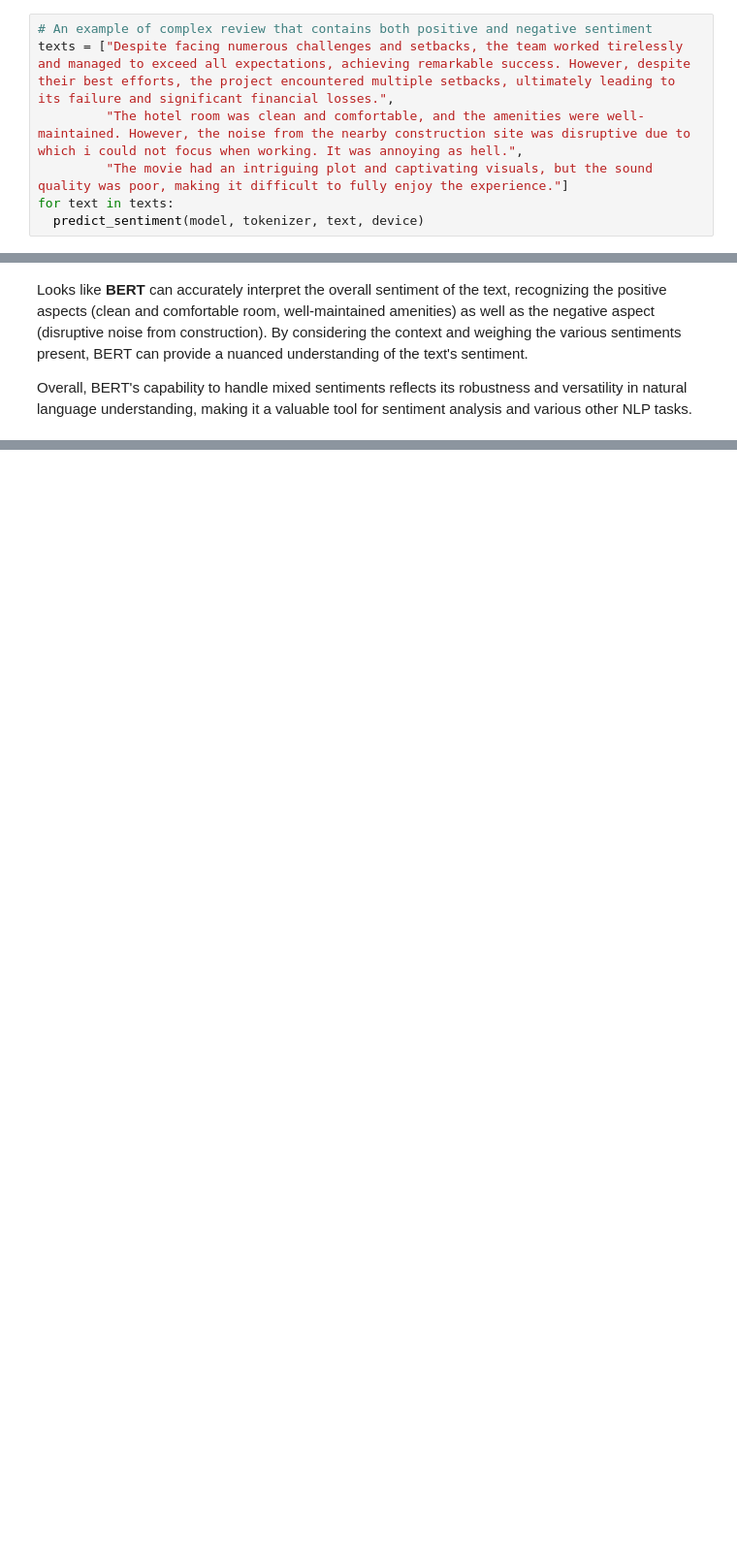
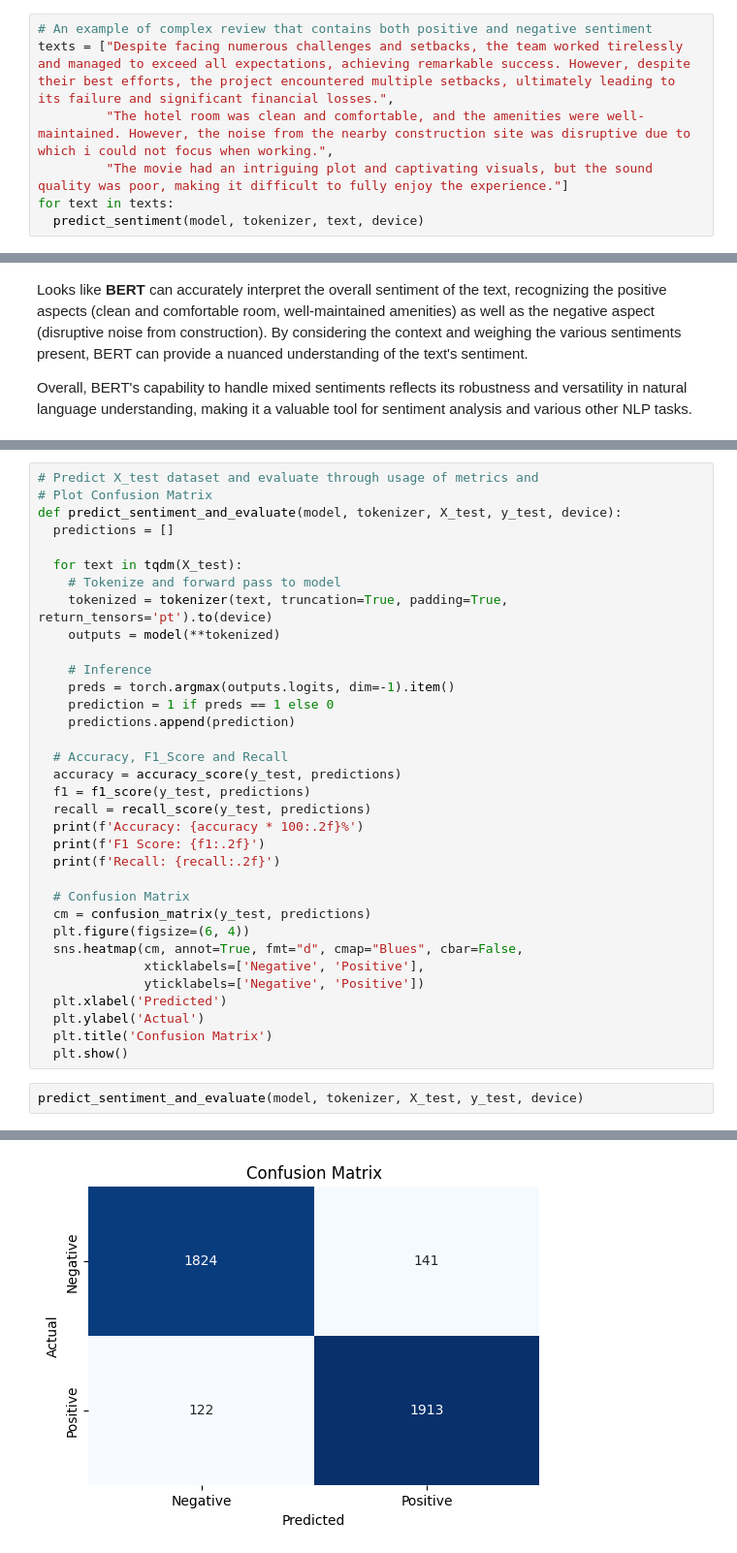
Before and after one commit to LuluW8071/Text-Sentiment-Analysis, a Jupyter notebook: Text-Sentiment-Analysis-using-BERT.ipynb, the cells around one changed output, grey strips where cells are left out. Shown: that part at 97% size. Saved outputs shown, nothing was run; the diff lists cells and outputs as text; blank space fills up the shorter version.

```diff
--- a/Text-Sentiment-Analysis-using-BERT.ipynb
+++ b/Text-Sentiment-Analysis-using-BERT.ipynb
@@ -352,7 +354,7 @@ Sentiment: Positive     Probability: 99.18%
 # %%
 # An example of complex review that contains both positive and negative sentiment
 texts = ["Despite facing numerous challenges and setbacks, the team worked tirelessly and managed to exceed all expectations, achieving remarkable success. However, despite their best efforts, the project encountered multiple setbacks, ultimately leading to its failure and significant financial losses.",
-         "The hotel room was clean and comfortable, and the amenities were well-maintained. However, the noise from the nearby construction site was disruptive due to which i could not focus when working. It was annoying as hell.",
+         "The hotel room was clean and comfortable, and the amenities were well-maintained. However, the noise from the nearby construction site was disruptive due to which i could not focus when working.",
          "The movie had an intriguing plot and captivating visuals, but the sound quality was poor, making it difficult to fully enjoy the experience."]
 for text in texts:
   predict_sentiment(model, tokenizer, text, device)
@@ -394,0 +404,37 @@ Overall, BERT's capability to handle mixed sentiments reflects its robustness an
+# %%
+# Predict X_test dataset and evaluate through usage of metrics and
+# Plot Confusion Matrix
+def predict_sentiment_and_evaluate(model, tokenizer, X_test, y_test, device):
+  predictions = []
+
+  for text in tqdm(X_test):
+    # Tokenize and forward pass to model
+    tokenized = tokenizer(text, truncation=True, padding=True, return_tensors='pt').to(device)
+    outputs = model(**tokenized)
+
+    # Inference
+    preds = torch.argmax(outputs.logits, dim=-1).item()
+    prediction = 1 if preds == 1 else 0
+    predictions.append(prediction)
+
+  # Accuracy, F1_Score and Recall
+  accuracy = accuracy_score(y_test, predictions)
+  f1 = f1_score(y_test, predictions)
+  recall = recall_score(y_test, predictions)
+  print(f'Accuracy: {accuracy * 100:.2f}%')
+  print(f'F1 Score: {f1:.2f}')
+  print(f'Recall: {recall:.2f}')
+
+  # Confusion Matrix
+  cm = confusion_matrix(y_test, predictions)
+  plt.figure(figsize=(6, 4))
+  sns.heatmap(cm, annot=True, fmt="d", cmap="Blues", cbar=False,
+              xticklabels=['Negative', 'Positive'],
+              yticklabels=['Negative', 'Positive'])
+  plt.xlabel('Predicted')
+  plt.ylabel('Actual')
+  plt.title('Confusion Matrix')
+  plt.show()
+# %%
+predict_sentiment_and_evaluate(model, tokenizer, X_test, y_test, device)
+# %% [output]
@@ -394,0 +444 @@ Overall, BERT's capability to handle mixed sentiments reflects its robustness an
+[figure, added]
```
Also changed, not shown: parts of 20 cells of this notebook.
